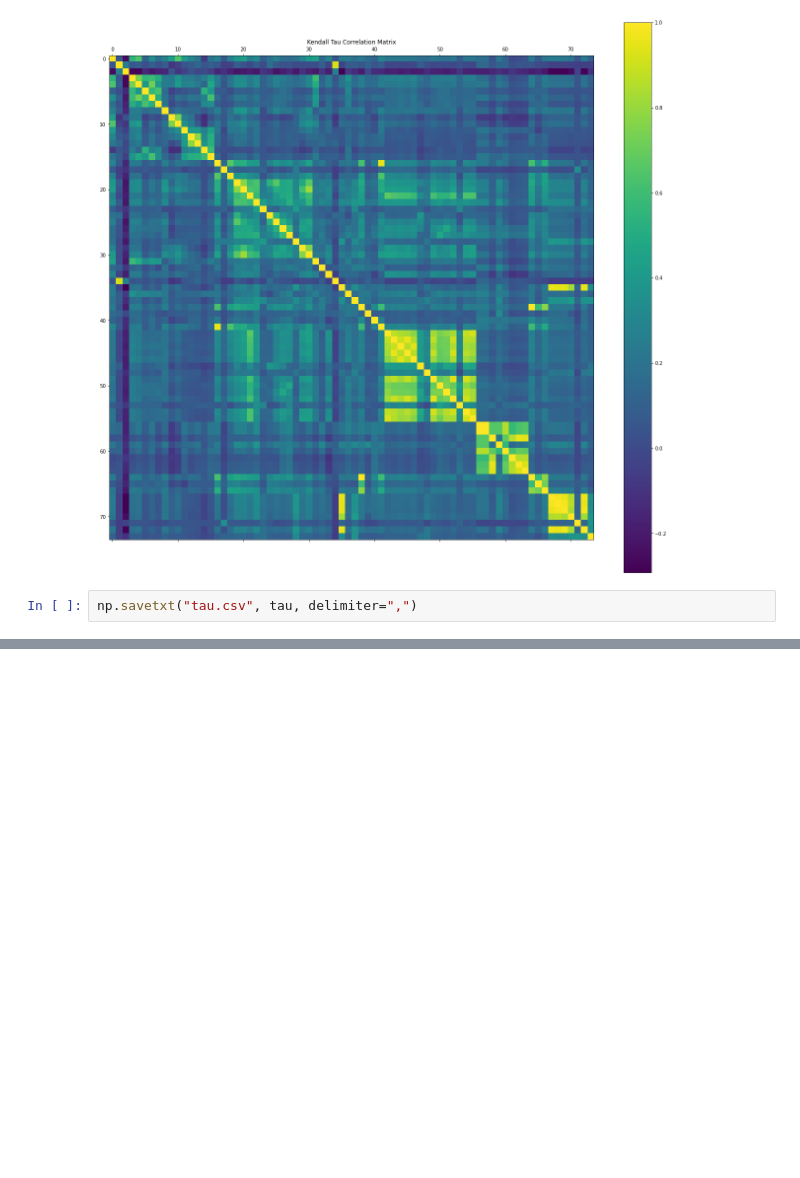
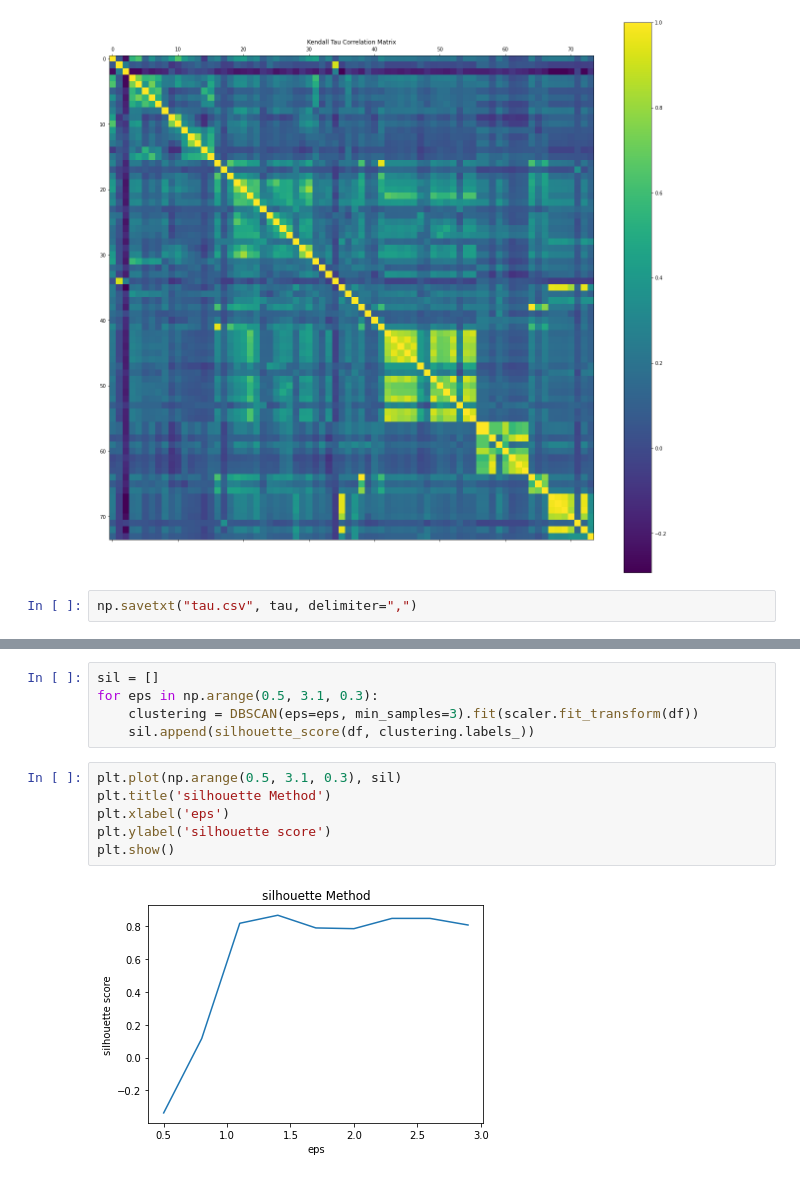
Before and after one commit to Eponeshnikov/ASMetrics, a Jupyter notebook: main.ipynb, the cells around one changed output, grey strips where cells are left out. Drawn from its saved outputs; the diff is of its cells as text; blank space fills up the shorter version.

```diff
--- a/main.ipynb
+++ b/main.ipynb
@@ -223,0 +304,13 @@ correlation between wf_avg_success_duration and wf_avg_successes_per_day_real is
+# %%
+sil = []
+for eps in np.arange(0.5, 3.1, 0.3):
+    clustering = DBSCAN(eps=eps, min_samples=3).fit(scaler.fit_transform(df))
+    sil.append(silhouette_score(df, clustering.labels_))
+# %%
+plt.plot(np.arange(0.5, 3.1, 0.3), sil)
+plt.title('silhouette Method')
+plt.xlabel('eps')
+plt.ylabel('silhouette score')
+plt.show()
+# %% [output]
+[figure, added]
```
Also changed, not shown: parts of 25 cells of this notebook, 3 other files.
